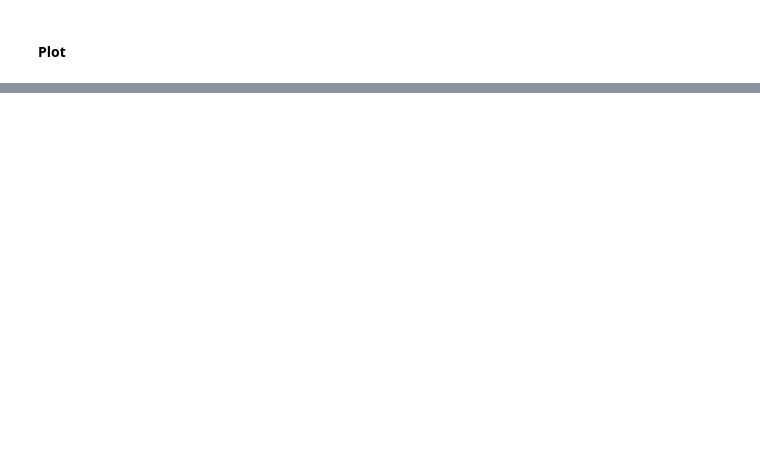
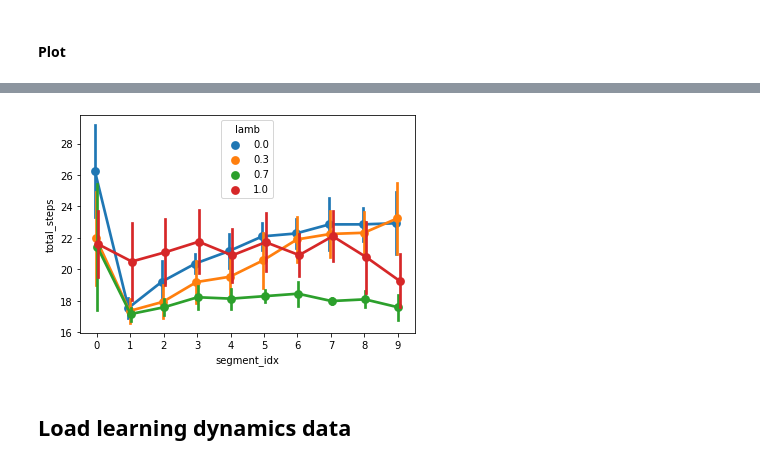
Before and after one commit to im-ant/sr-return, a Jupyter notebook: analysis/linear/2021-02-22_115000_Lehnert_LSFQ-control_LambdaQControl_quickruns.ipynb, the cells around one changed output, grey strips where cells are left out. Drawn from its saved outputs; the diff is of its cells as text; code cells hidden in the pictures; blank space fills up the shorter version.

```diff
--- a/analysis/linear/2021-02-22_115000_Lehnert_LSFQ-control_LambdaQControl_quickruns.ipynb
+++ b/analysis/linear/2021-02-22_115000_Lehnert_LSFQ-control_LambdaQControl_quickruns.ipynb
@@ -140,0 +167,10 @@ plt.ylim([15, 35])
+# %%
+seg_avg_in_path = '/Users/anthony/Playground/tensorboard_logs/sr_return/2021-02-22/11-50-00_leh/segment-avg_progress.csv'
+seg_avg_sep = '\|'
+# %%
+segAvg_df = pd.read_csv(seg_avg_in_path, seg_avg_sep)
+
+del segAvg_df['Unnamed: 0']
+
+print(len(segAvg_df))
+segAvg_df[0:3]
@@ -140,0 +184,42 @@ plt.ylim([15, 35])
+# %%
+def script_plot_seg_performance(in_df):
+    plt_x = 'segment_idx'
+    plt_y = 'total_steps'
+    plt_hue = 'lamb'
+    plt_ci = 'sd'
+    plt_n_boot = 200
+
+    # #
+    filters = {
+        'agentCls_name': ['LambdaSFQAgent'],
+        'lamb': [0.0, 0.3, 0.7, 1.0],
+        'lr': [0.3],
+    }
+
+    # ==
+    # Copy and filter
+    df = in_df.copy(deep=True)
+    for k in filters:
+        df = df[df[k].isin(filters[k])]
+
+    # ==
+    # Plot
+
+    # Generate hue colors
+    df[plt_hue] = [round(e, 3) for e in df[plt_hue]]
+    n_hues = len(set(df[plt_hue].values))
+    c_palette = sns.color_palette("tab10", n_hues)
+
+    sns.pointplot(x=plt_x, y=plt_y,
+                 hue=plt_hue,
+                 ci=plt_ci, n_boot=plt_n_boot,
+                 palette=c_palette,
+                  dodge=True,
+                 data=df)
+    #plt.ylim([10,40])
+
+script_plot_seg_performance(segAvg_df)
+# %% [output]
+[figure, added]
+# %% [markdown]
+## Load learning dynamics data
```
Also changed, not shown: parts of 18 cells of this notebook.
